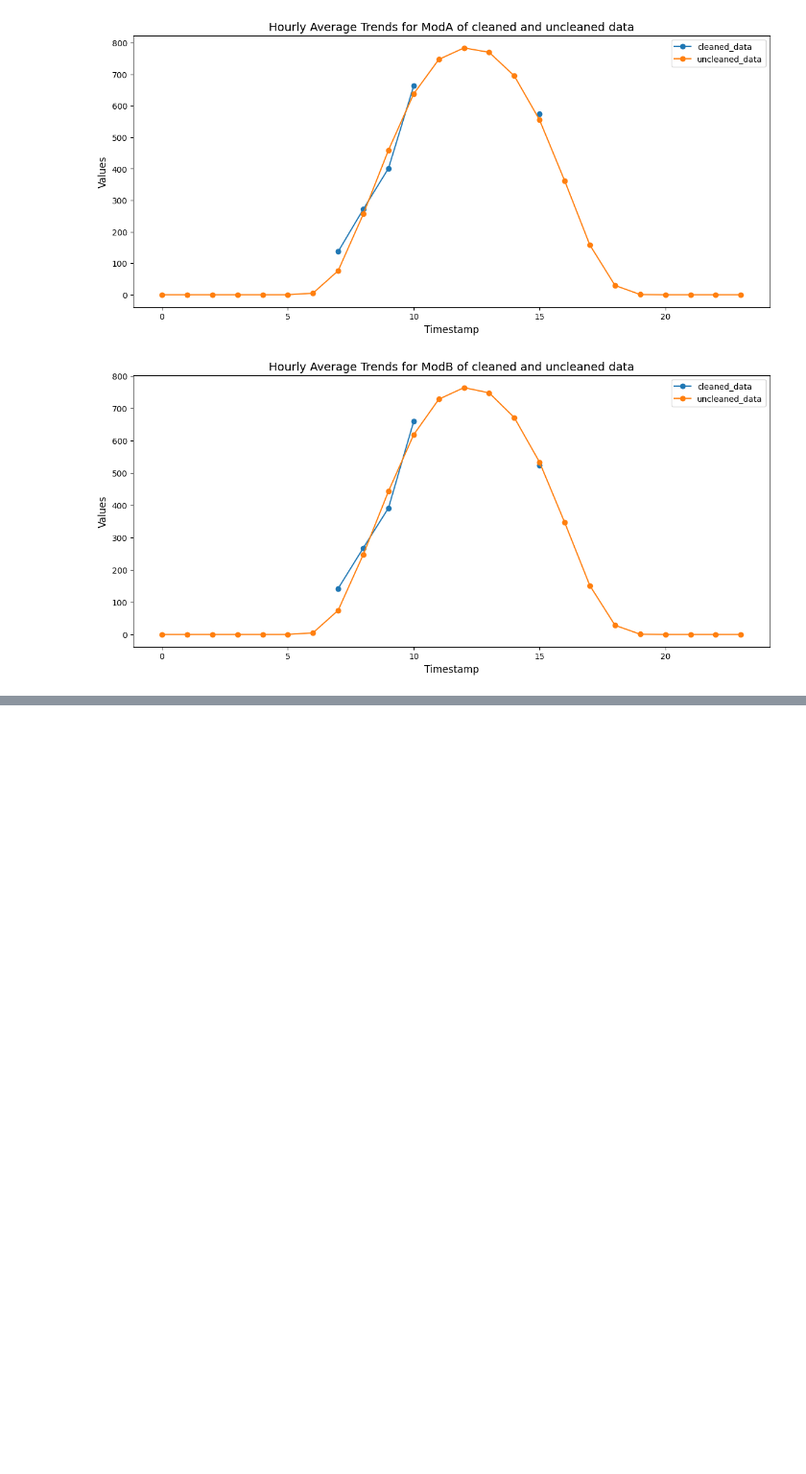
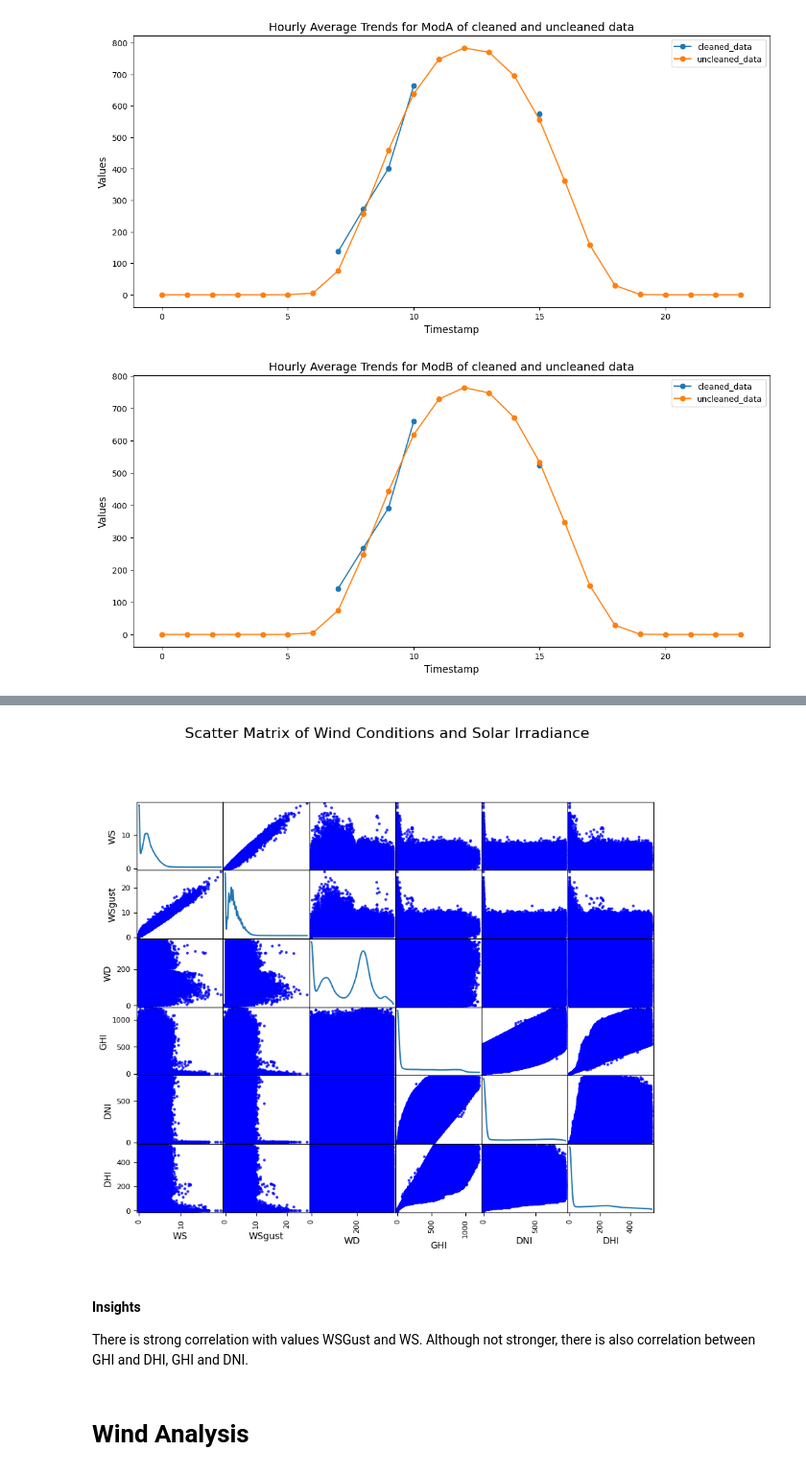
Before and after one commit to KalebAsratemedhin/KAIM-Week0, a Jupyter notebook: notebooks/eda_benin_malanville.ipynb, the cells around one changed output, grey strips where cells are left out. Shown at 96% size. Drawn from its saved outputs; the diff is of its cells as text; code cells hidden in the pictures; blank space fills up the shorter version.

```diff
--- a/notebooks/eda_benin_malanville.ipynb
+++ b/notebooks/eda_benin_malanville.ipynb
@@ -280,0 +309,15 @@ time_series_line_graph('Hourly Average Trends for ModB of cleaned and uncleaned
+# %%
+# Select relevant columns
+wind_solar_data = benin_data[['WS', 'WSgust', 'WD', 'GHI', 'DNI', 'DHI']]
+
+# Create scatter matrix
+scatter_matrix(wind_solar_data, figsize=(10, 8), alpha=0.8, diagonal='kde', color='blue')
+plt.suptitle("Scatter Matrix of Wind Conditions and Solar Irradiance", y=1.02, fontsize=16)
+plt.show()
+# %% [output]
+[figure, added]
+# %% [markdown]
+#### Insights
+There is strong correlation with values WSGust and WS. Although not stronger, there is also correlation between GHI and DHI, GHI and DNI.
+# %% [markdown]
+# Wind Analysis
```
Also changed, not shown: parts of 9 cells of this notebook, 1 other file.
